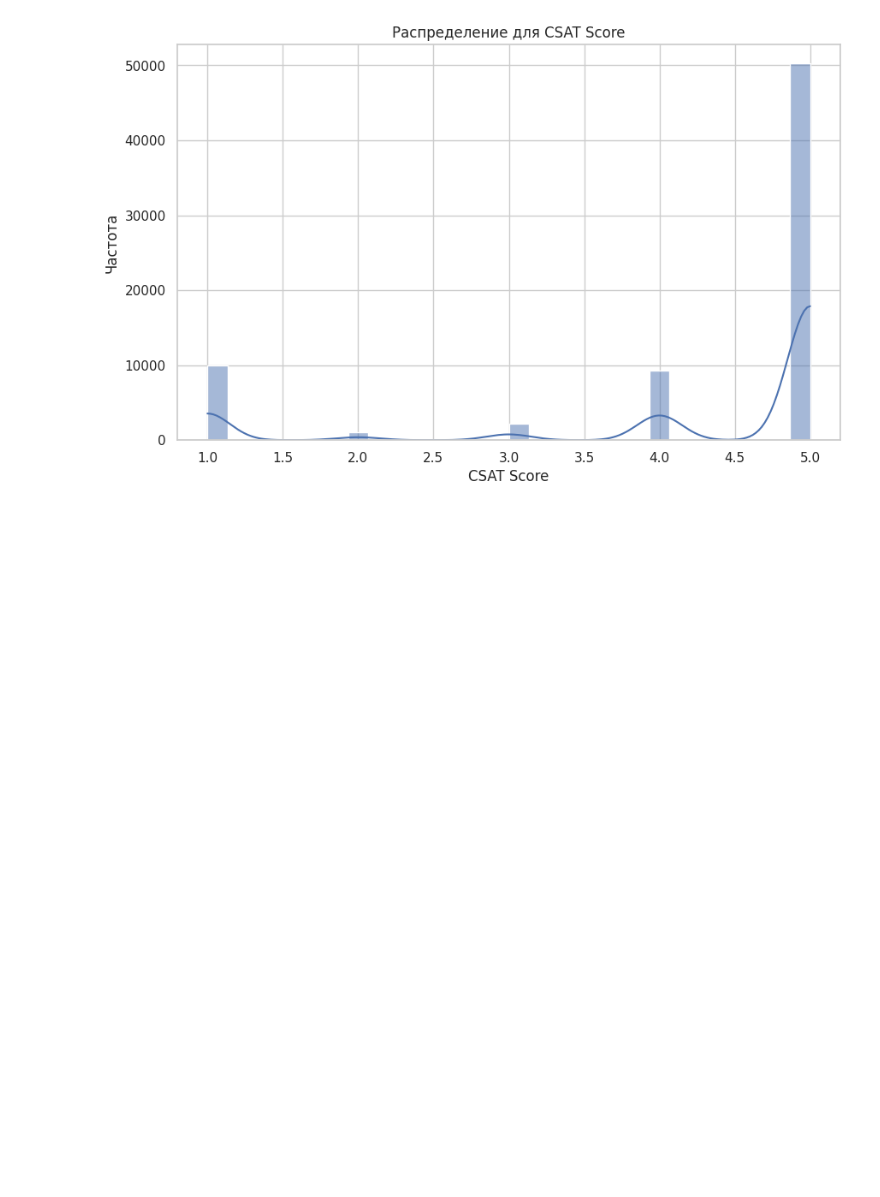
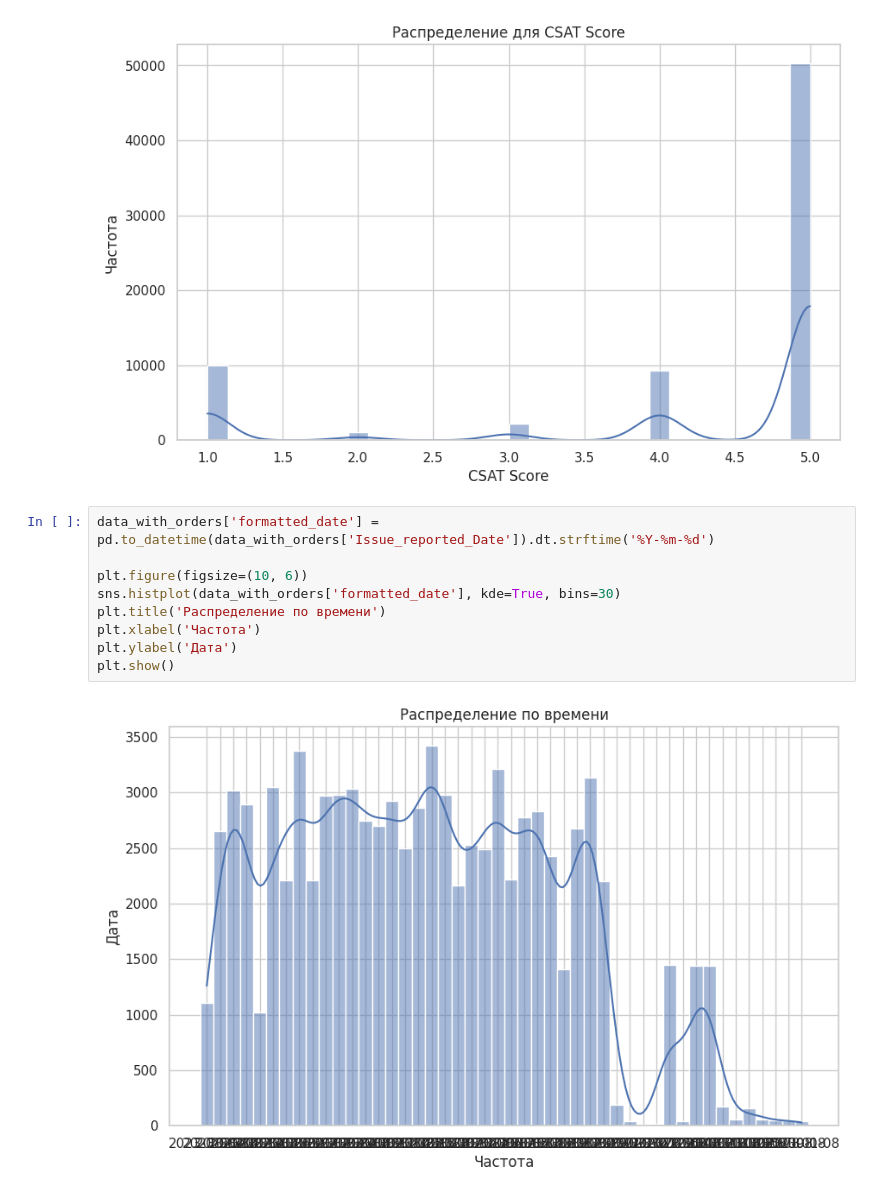
Before and after one commit to woodwyyn/ML, a Jupyter notebook: ML5_1.ipynb, the cells around one changed output. Drawn from its saved outputs; the diff is of its cells as text; blank space fills up the shorter version.

```diff
--- a/ML5_1.ipynb
+++ b/ML5_1.ipynb
@@ -481,3 +505,14 @@ for column in numeric_columns:
     plt.show()
 # %% [output]
 [figure]
+# %%
+data_with_orders['formatted_date'] = pd.to_datetime(data_with_orders['Issue_reported_Date']).dt.strftime('%Y-%m-%d')
+
+plt.figure(figsize=(10, 6))
+sns.histplot(data_with_orders['formatted_date'], kde=True, bins=30)
+plt.title('Распределение по времени')
+plt.xlabel('Частота')
+plt.ylabel('Дата')
+plt.show()
+# %% [output]
+[figure, added]
```
Also changed, not shown: parts of 2 cells of this notebook.
